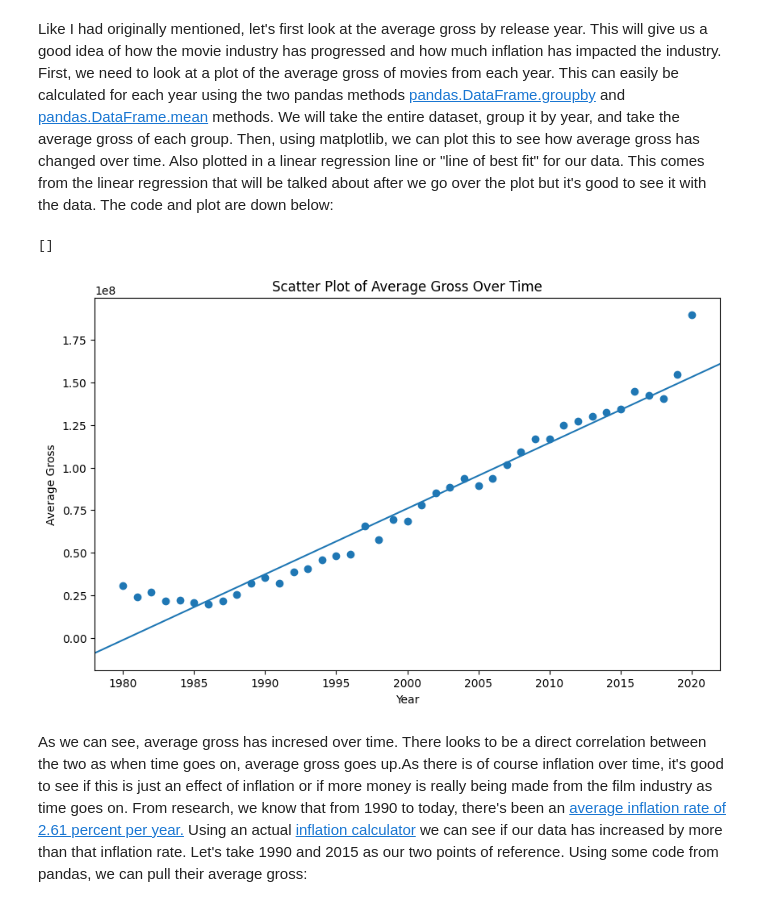
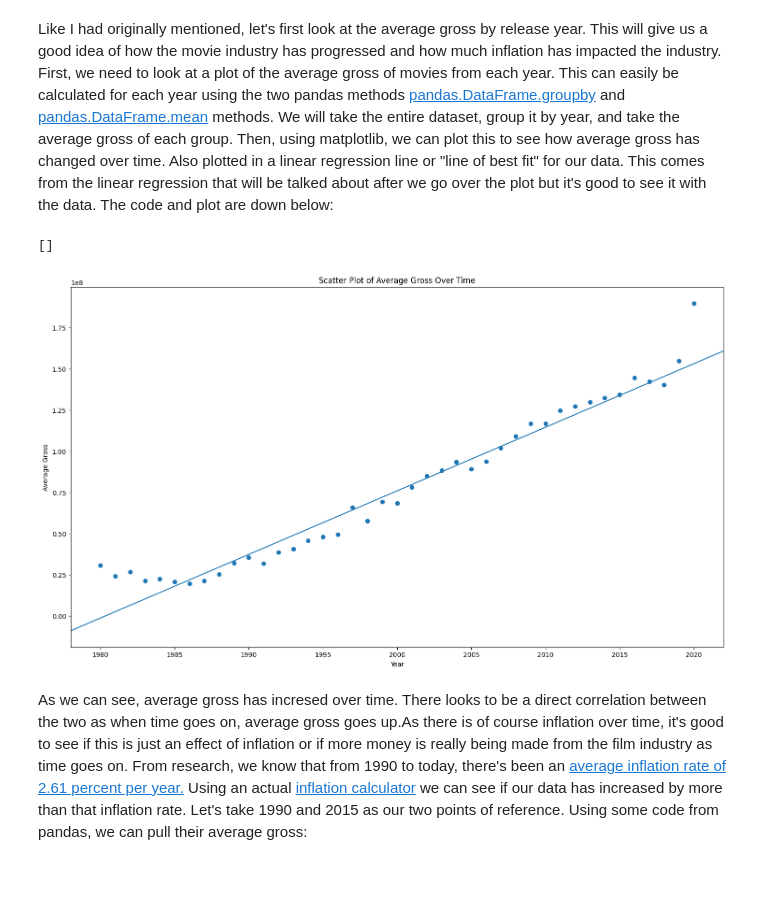
Before and after one commit to jacoborndoff/jacoborndoff.github.io, a Jupyter notebook: FinalProjectDraft (1).ipynb, the cells around one changed output. Drawn from its saved outputs; the diff is of its cells as text; code cells hidden in the pictures; blank space fills up the shorter version.

```diff
--- a/FinalProjectDraft (1).ipynb
+++ b/FinalProjectDraft (1).ipynb
@@ -135,32 +108,31 @@ The average movie gross from our dataset is: 78500541.01778312
 # %% [markdown]
 <p>Like I had originally mentioned, let's first look at the average gross by release year. This will give us a good idea of how the movie industry has progressed and how much inflation has impacted the industry. First, we need to look at a plot of the average gross of movies from each year. This can easily be calculated for each year using the two pandas methods <a href="https://pandas.pydata.org/pandas-docs/stable/reference/api/pandas.DataFrame.groupby.html">pandas.DataFrame.groupby</a> and <a href="https://pandas.pydata.org/pandas-docs/stable/reference/api/pandas.DataFrame.mean.html">pandas.DataFrame.mean</a> methods. We will take the entire dataset, group it by year, and take the average gross of each group. Then, using matplotlib, we can plot this to see how average gross has changed over time. Also plotted in a linear regression line or "line of best fit" for our data. This comes from the linear regression that will be talked about after we go over the plot but it's good to see it with the data. The code and plot are down below:</p>
 # %%
-# Taking a look at average rating over time.
-
+# Taking a look at average gross over time.
 
 # Grouping the data set by "year" and taking the mean "gross" of each group.
 average_gross_per_year = movie_data.groupby("year")["gross"].mean()
 
 # Setting the size of the upcoming plot
-fig, ax1 = plt.subplots(figsize=(10,6))
+fig, ax1 = plt.subplots(figsize=(18,10))
 
 # Creating a scatter plot using the year as the x value and the average gross for that year as the y value.
 ax1.scatter(average_gross_per_year.index, average_gross_per_year.values)
 
 # Setting plot labels
 ax1.set_xlabel("Year")
 ax1.set_ylabel("Average Gross")
 ax1.set_title("Scatter Plot of Average Gross Over Time")
 
 # Creating and plotting our linear regression line
 year_model = smf.ols(formula="gross ~ year", data=movie_data)
 abline_plot(model_results=year_model.fit(), ax=ax1)
 
 # Showing the plot
 plt.plot()
 # %% [output]
 []
-[figure, old version]
+[figure, new version]
 # %% [markdown]
 <p>As we can see, average gross has incresed over time. There looks to be a direct correlation between the two as when time goes on, average gross goes up.As there is of course inflation over time, it's good to see if this is just an effect of inflation or if more money is really being made from the film industry as time goes on. From research, we know that from 1990 to today, there's been an <a href="https://www.in2013dollars.com/us/inflation/1990?amount=1#:~:text=The%20dollar%20had%20an%20average,Labor%20Statistics%20consumer%20price%20index.">average inflation rate of 2.61 percent per year.</a> Using an actual <a href="https://www.bls.gov/data/inflation_calculator.htm">inflation calculator</a> we can see if our data has increased by more than that inflation rate. Let's take 1990 and 2015 as our two points of reference. Using some code from pandas, we can pull their average gross:</p>
 # %%
```
Also changed, not shown: parts of 31 cells of this notebook, 1 other file.
